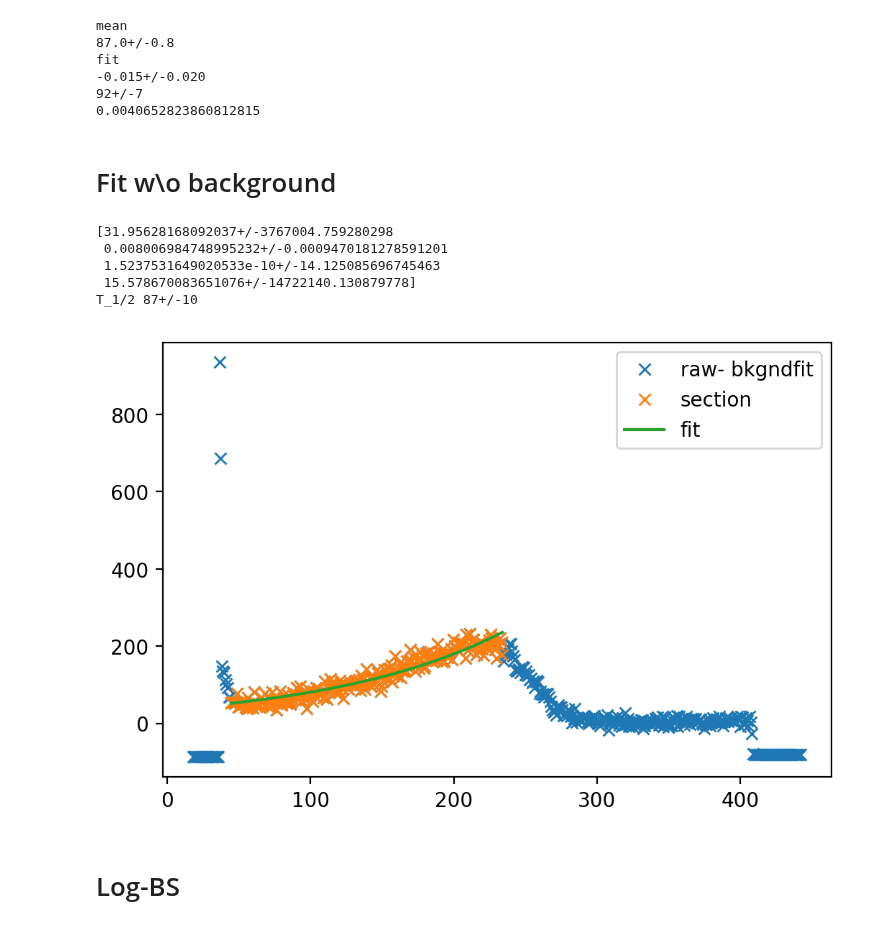
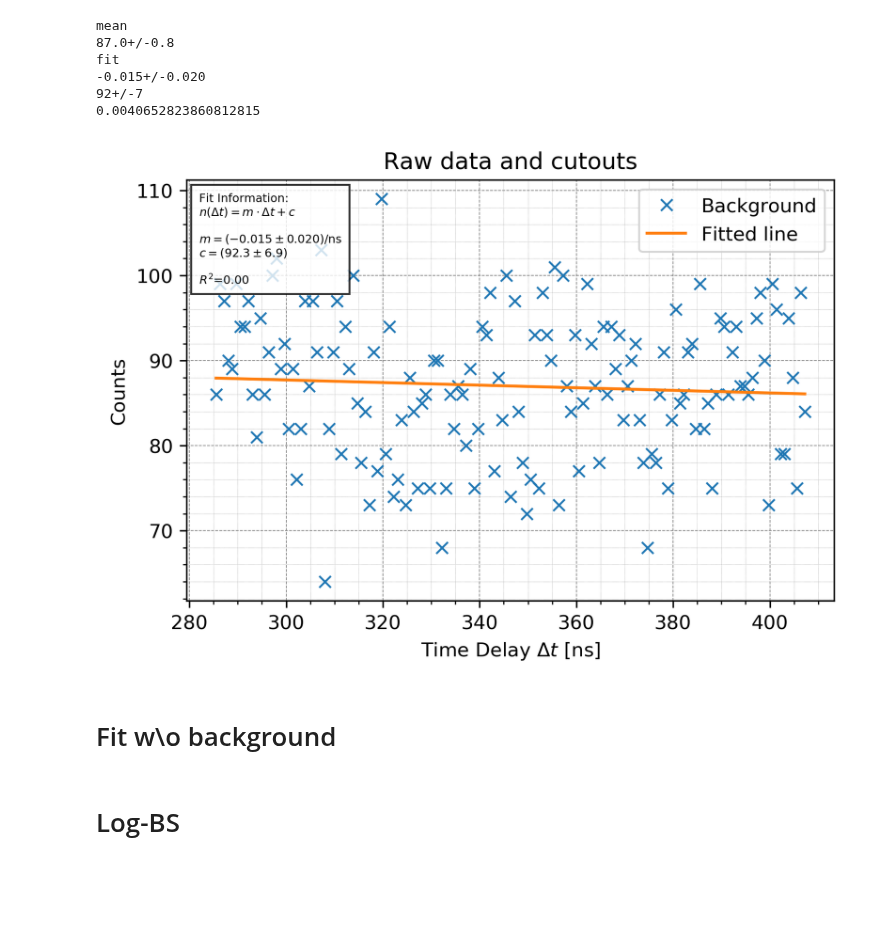
Before and after one commit to shockcookie/FP, a Jupyter notebook: KHWZ/coinc/Zeitkali.ipynb, the cells around one changed output. Cells and saved outputs as stored; diff of their text form; code cells hidden in the pictures; blank space fills up the shorter version.

```diff
--- a/KHWZ/coinc/Zeitkali.ipynb
+++ b/KHWZ/coinc/Zeitkali.ipynb
@@ -218,7 +243,7 @@ print("fit")
 print(slope2)
 print(offset2)
 print(R_2_2)
-offset2=offset3
+#offset2=offset3
 # %% [output]
 mean
 87.0+/-0.8
@@ -226,6 +251,33 @@ fit
 -0.015+/-0.020
 92+/-7
 0.0040652823860812815
+# %%
+from uncertainties import unumpy as unp
+x=np.linspace(-20,200)
+y=x*slope+offset
+plt.figure(dpi=300)
+plt.title(r'Raw data and cutouts')
+plt.ylabel(r'Counts')
+plt.xlabel(r'Time Delay $\Delta t$ [ns]')
+
+#plt.plot(val(data[0]),val(data[1]),"x",label="All datapoints")
+#plt.plot(val(data[0][start:stop]),val(data[1][start:stop]),"x",label="Fitted")
+plt.plot(val(data[0][start2:stop2]),val(data[1][start2:stop2]),"x",label="Background")
+plt.plot(val(data[0][start2:stop2]),
+         val((slope2*(data[0][start2:stop2]))+offset2),label="Fitted line")
+
+plt.grid(which='major',linestyle='--', color='grey',linewidth=0.4)
+plt.grid(which='minor',linestyle=':', color='grey',linewidth=0.2)
+plt.minorticks_on()
+
+plt.legend()
+plt.text(282,99,
+         'Fit Information:\n$n(\\Delta t)=m\\cdot \\Delta t +c $\n\n$m=({:.3f}\\pm {:.3f})$/ns\n$c=({:.1f}\\pm {:.1f})$\n\n$R^2$={:.2f}'
+         .format(val(slope2),err(slope2),val(offset2),err(offset2),R_2_2), bbox={'facecolor':'white', 'alpha':0.8}, fontsize=6)
+plt.savefig("lin_bkgnd.png")
+plt.show()
+# %% [output]
+[figure, added]
 # %% [markdown]
 # Fit w\o background
 # %%
@@ -255,12 +307,6 @@ y = cleaned[1][start:stop]
 vals2,x_2=expfit_pm(val(x),val(y),p0=[0,0.1,0,0])
 print(vals2)
 print("T_1/2",np.log(2)/vals2[1])
-# %% [output]
-[31.95628168092037+/-3767004.759280298
- 0.008006984748995232+/-0.0009470181278591201
- 1.5237531649020533e-10+/-14.125085696745463
- 15.578670083651076+/-14722140.130879778]
-T_1/2 87+/-10
 # %%
 #start-=ö
 #stop-=ü
@@ -276,8 +322,6 @@ axes=plt.gca()
 #axes.set_xlim([150,300])
 
 plt.show()
-# %% [output]
-[figure, removed]
 # %% [markdown]
 # Log-BS
 # %%
```
Also changed, not shown: parts of 13 cells of this notebook, 6 other files.
